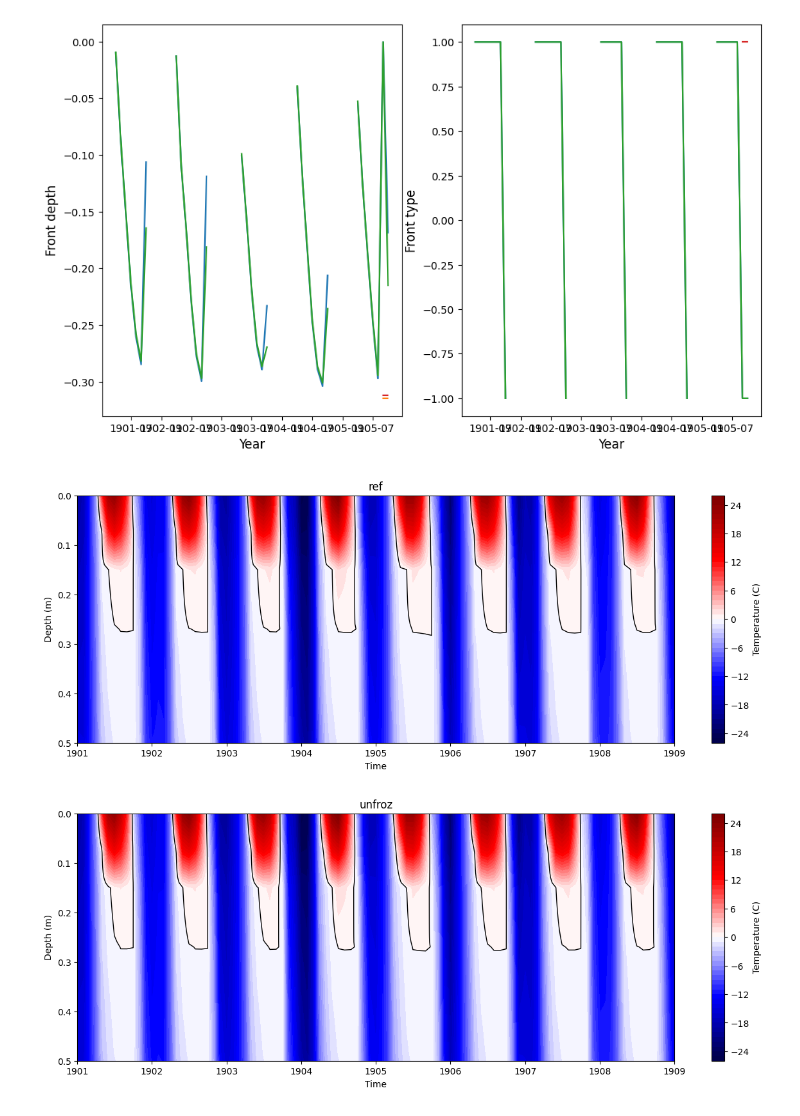
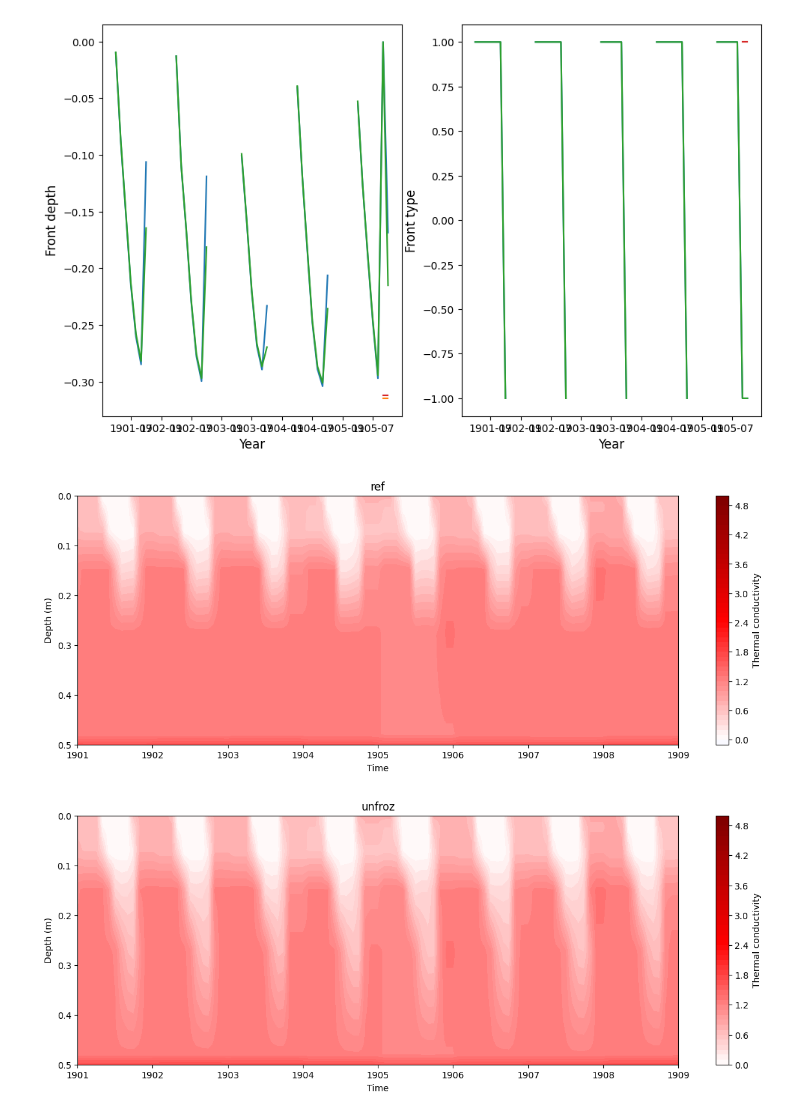
Before and after one commit to uaf-arctic-eco-modeling/dvm-dos-tem, a Jupyter notebook: latent_heat_curves/Comparing_Code_Changes.ipynb, the cells around one changed output. Cells and saved outputs as stored; diff of their text form; code cells hidden in the pictures.

```diff
--- a/latent_heat_curves/Comparing_Code_Changes.ipynb
+++ b/latent_heat_curves/Comparing_Code_Changes.ipynb
@@ -2,7 +2,7 @@
 from scipy.interpolate import interp1d
 
 def soil_contourbydepth(df, df_depth, df_dz, start_time=None, end_time=None,
-                  depth_start=None, depth_end=None, n=100, zero=False, ylim=False):
+                  depth_start=None, depth_end=None, n=100, zero=False, ylim=False, col_bar_label='Temperature [$\^circ$C]'):
     '''
     data_path: path to output data to plot
     output_var: variable to plot (technically, doesn't need to be temperature)
@@ -50,7 +50,7 @@ def soil_contourbydepth(df, df_depth, df_dz, start_time=None, end_time=None,
     plt.contourf(times, regular_depths, interp_temperature.T, cmap='seismic', vmin=-color_axes, vmax=color_axes, levels=n)
 
     # Add colorbar
-    plt.colorbar(label='Temperature (C)')
+    plt.colorbar(label=col_bar_label)
 
     # Set labels and title
     plt.xlabel('Time')
@@ -107,7 +107,7 @@ py = 0; px = 9
 yearly_vars = ["ALD"]
 monthly_vars = ['WATERTAB', 'SNOWTHICK']
 
-layer_vars = ["LAYERDZ", "LAYERDEPTH", "LAYERTYPE", "LWCLAYER", "IWCLAYER", "TLAYER", "FRONTSDEPTH", "FRONTSTYPE"]
+layer_vars = ["LAYERDZ", "LAYERDEPTH", "LAYERTYPE", "LWCLAYER", "IWCLAYER", "TLAYER", "FRONTSDEPTH", "FRONTSTYPE", "TCLAYER"]
 layer_data = {key: [] for key in layer_vars}
 soil_vars = ["ground", "moss", "shlw", "deep", "mine"]
 soil_profiles = {key: [] for key in soil_vars}
@@ -395,37 +395,39 @@ fig, ax = plt.subplots(1,1,figsize=(15, 5))
 
 # plt.plot(yearly['ref']['ALD']['1901':'1909'], 'r', zorder=10)
 # plt.plot(interp_ald['1901':'1909'], 'r--', zorder=10)
 
 
 ref_interp = soil_contourbydepth(
 
-df = layer_data["TLAYER"][i],
+df = layer_data["TCLAYER"][i],
 
 df_depth = layer_data["LAYERDEPTH"][i],
 
 df_dz = layer_data["LAYERDZ"][i],
 
 start_time='1901',
 
 end_time='1909',
 
 depth_start=0.0,
 
 depth_end=0.5,
 
 n=50,
 
-zero=True,
+zero=False,
 
-ylim=False
+ylim=False,
+
+col_bar_label='Thermal conductivity'
 
 )
 
 plt.title(f'{f_name[i]}')
 
 plt.show()
 # %% [output]
-[figure, old version]
+[figure, new version]
 # %%
 i = 1
 
@@ -433,7 +435,7 @@ fig, ax = plt.subplots(1,1,figsize=(15, 5))
 
 unfroz_interp = soil_contourbydepth(
 
-df = layer_data["TLAYER"][i],
+df = layer_data["TCLAYER"][i],
 
 df_depth = layer_data["LAYERDEPTH"][i],
 
@@ -449,9 +451,11 @@ depth_end=0.5,
 
 n=50,
 
-zero=True,
+zero=False,
 
-ylim=False
+ylim=False,
+
+col_bar_label='Thermal conductivity'
 
 )
 
@@ -459,7 +463,7 @@ plt.title(f'{f_name[i]}')
 
 plt.show()
 # %% [output]
-[figure, old version]
+[figure, new version]
 # %%
 # ALD = yearly["unfroz"]["ALD"]
 # plt.plot(ALD, label='Model output')
```
Also changed, not shown: parts of 1 cell of this notebook, 10 other files.
